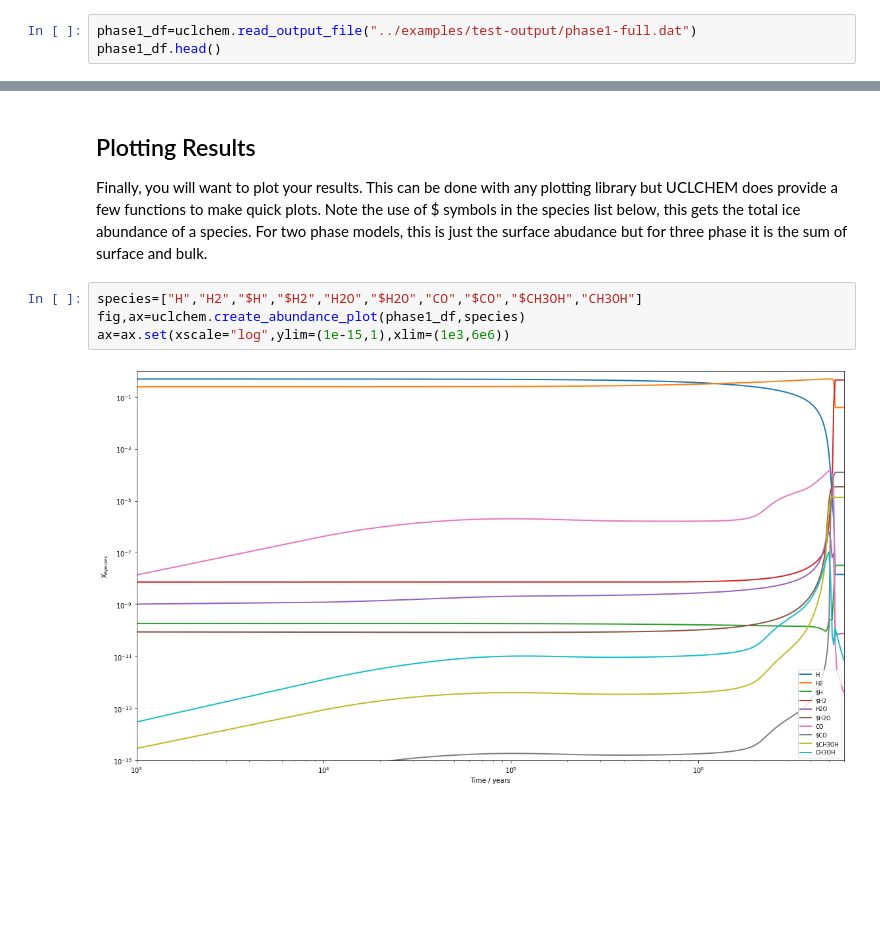
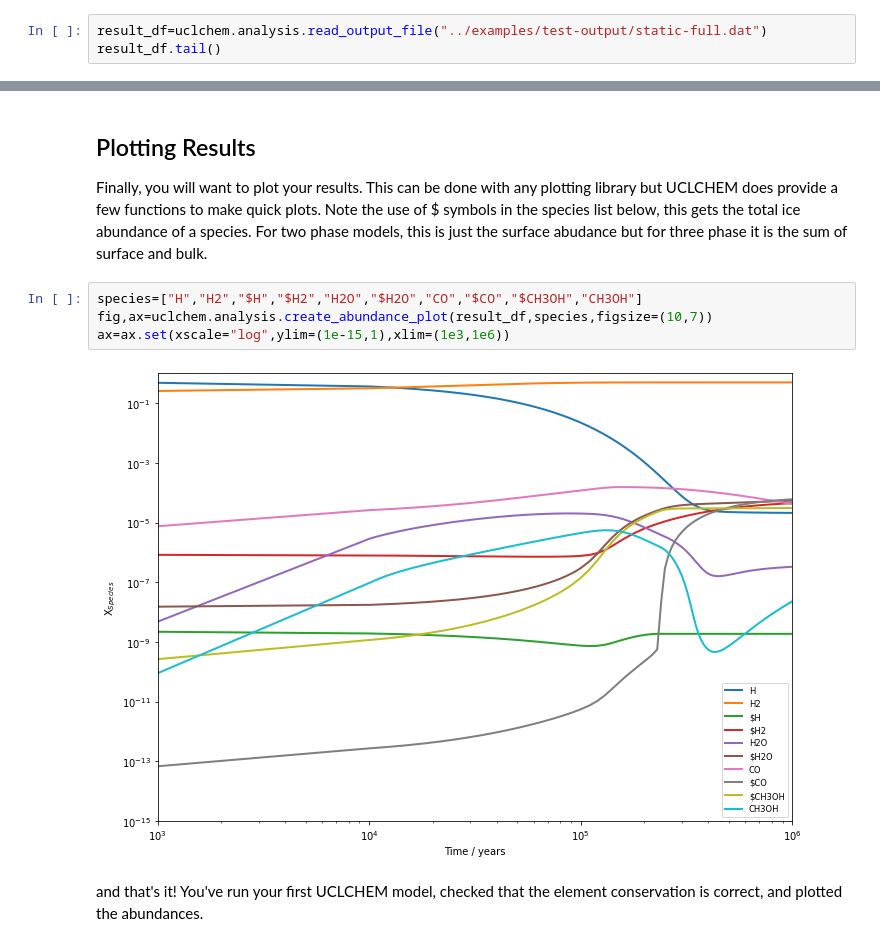
Before and after one commit to uclchem/UCLCHEM, a Jupyter notebook: Tutorials/first_model.ipynb, the cells around one changed output, grey strips where cells are left out. Drawn from its saved outputs; the diff is of its cells as text; blank space fills up the shorter version.

```diff
--- a/Tutorials/first_model.ipynb
+++ b/Tutorials/first_model.ipynb
@@ -39,5 +41,5 @@ The output file is just a simple csv with some header rows, UCLCHEM has a utilit
 # %%
-phase1_df=uclchem.read_output_file("../examples/test-output/phase1-full.dat")
-phase1_df.head()
+result_df=uclchem.analysis.read_output_file("../examples/test-output/static-full.dat")
+result_df.tail()
 # %% [output]
 |  | Time | Density | gasTemp | av | point | H | #H | H+ | @H | H2 | ... | ... |
@@ -61,7 +63,9 @@ print(conservation)
 Finally, you will want to plot your results. This can be done with any plotting library but UCLCHEM does provide a few functions to make quick plots. Note the use of $ symbols in the species list below, this gets the total ice abundance of a species. For two phase models, this is just the surface abudance but for three phase it is the sum of surface and bulk.
 # %%
 species=["H","H2","$H","$H2","H2O","$H2O","CO","$CO","$CH3OH","CH3OH"]
-fig,ax=uclchem.create_abundance_plot(phase1_df,species)
-ax=ax.set(xscale="log",ylim=(1e-15,1),xlim=(1e3,6e6))
+fig,ax=uclchem.analysis.create_abundance_plot(result_df,species,figsize=(10,7))
+ax=ax.set(xscale="log",ylim=(1e-15,1),xlim=(1e3,1e6))
 # %% [output]
-[figure, old version]
+[figure, new version]
+# %% [markdown]
+and that's it! You've run your first UCLCHEM model, checked that the element conservation is correct, and plotted the abundances.
```
Also changed, not shown: parts of 6 cells of this notebook, 46 other files.
